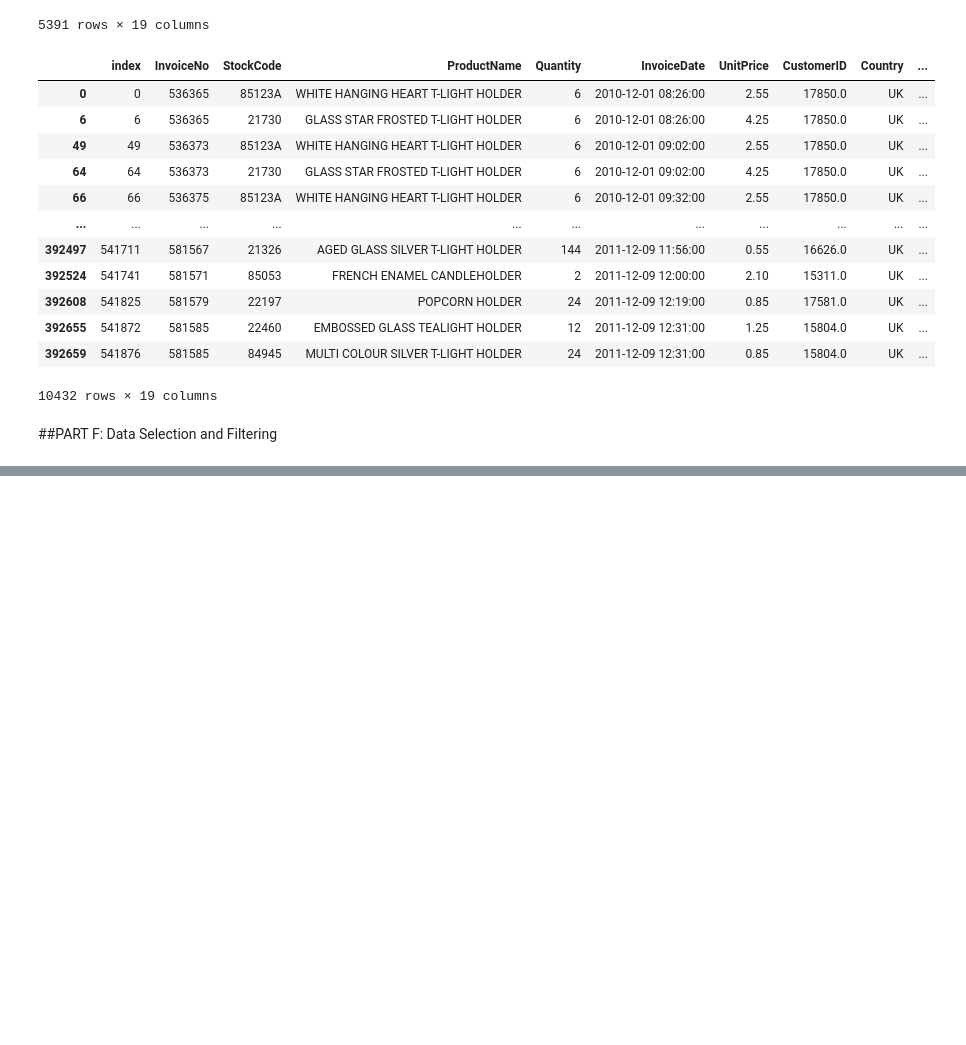
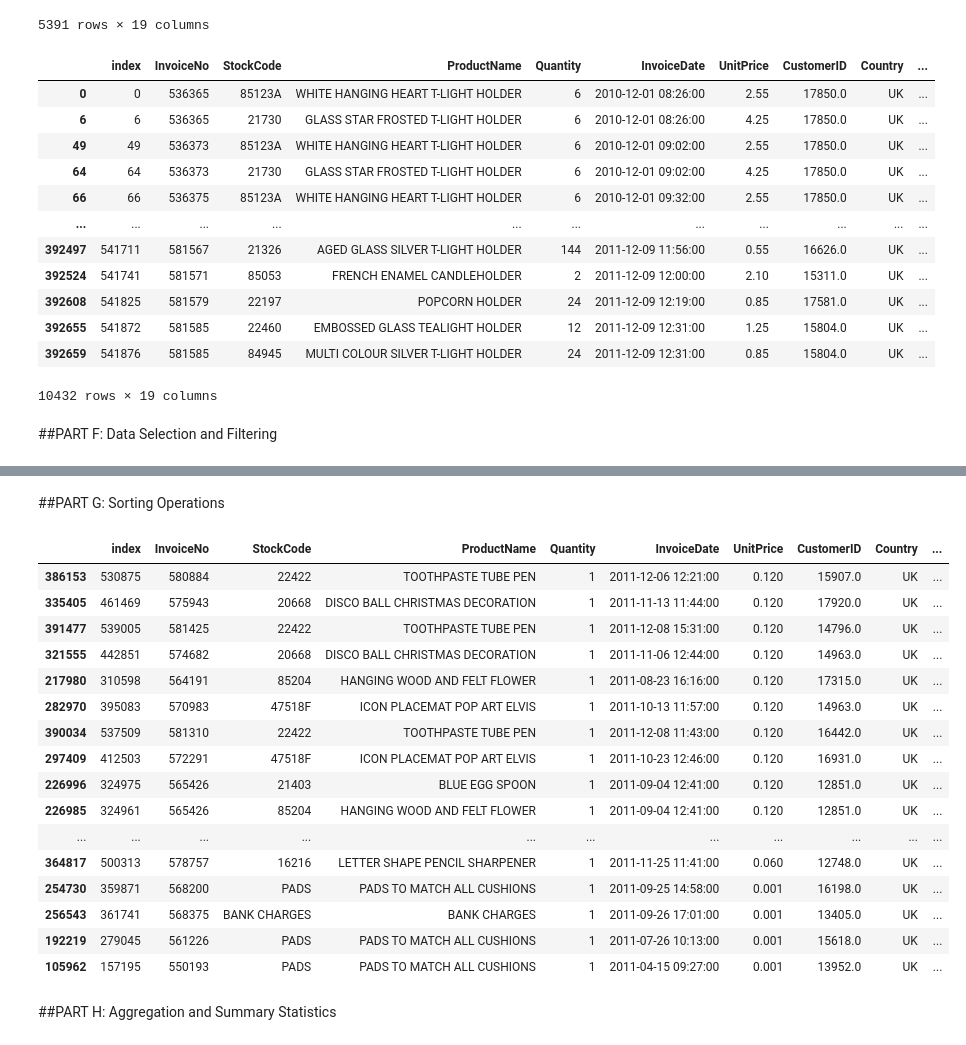
Before and after one commit to GadiReddemma5/DataAnalytics, a Jupyter notebook: projectPandas.ipynb, the cells around one changed output, grey strips where cells are left out. Drawn from its saved outputs; the diff is of its cells as text; code cells hidden in the pictures; blank space fills up the shorter version.

```diff
--- a/projectPandas.ipynb
+++ b/projectPandas.ipynb
@@ -295,0 +320,3 @@ retail["Country"] = retail["Country"].replace("EIRE", "Ireland")
+# %%
+retail = retail.drop(retail.columns[-1], axis=1)
+retail
@@ -295,0 +355,29 @@ retail["Country"] = retail["Country"].replace("EIRE", "Ireland")
+# %% [markdown]
+##PART G: Sorting Operations
+# %%
+retail.sort_values(by='InvoiceDate')
+retail.sort_values(by="TotalPrice",ascending=False)
+retail.sort_values(by=["Country","TotalPrice"],ascending=[True, False])
+retail.nlargest(20, "TotalPrice")
+retail.sort_values(by="TotalPrice",ascending=False).head(20)
+retail.sort_values(by="TotalPrice",ascending=False).tail(20)
+# %% [output]
+|  | index | InvoiceNo | StockCode | ProductName | Quantity | InvoiceDate | UnitPrice | CustomerID | Country | ... |
+| 386153 | 530875 | 580884 | 22422 | TOOTHPASTE TUBE PEN | 1 | 2011-12-06 12:21:00 | 0.120 | 15907.0 | UK | ... |
+| 335405 | 461469 | 575943 | 20668 | DISCO BALL CHRISTMAS DECORATION | 1 | 2011-11-13 11:44:00 | 0.120 | 17920.0 | UK | ... |
+| 391477 | 539005 | 581425 | 22422 | TOOTHPASTE TUBE PEN | 1 | 2011-12-08 15:31:00 | 0.120 | 14796.0 | UK | ... |
+| 321555 | 442851 | 574682 | 20668 | DISCO BALL CHRISTMAS DECORATION | 1 | 2011-11-06 12:44:00 | 0.120 | 14963.0 | UK | ... |
+| 217980 | 310598 | 564191 | 85204 | HANGING WOOD AND FELT FLOWER | 1 | 2011-08-23 16:16:00 | 0.120 | 17315.0 | UK | ... |
+| 282970 | 395083 | 570983 | 47518F | ICON PLACEMAT POP ART ELVIS | 1 | 2011-10-13 11:57:00 | 0.120 | 14963.0 | UK | ... |
+| 390034 | 537509 | 581310 | 22422 | TOOTHPASTE TUBE PEN | 1 | 2011-12-08 11:43:00 | 0.120 | 16442.0 | UK | ... |
+| 297409 | 412503 | 572291 | 47518F | ICON PLACEMAT POP ART ELVIS | 1 | 2011-10-23 12:46:00 | 0.120 | 16931.0 | UK | ... |
+| 226996 | 324975 | 565426 | 21403 | BLUE EGG SPOON | 1 | 2011-09-04 12:41:00 | 0.120 | 12851.0 | UK | ... |
+| 226985 | 324961 | 565426 | 85204 | HANGING WOOD AND FELT FLOWER | 1 | 2011-09-04 12:41:00 | 0.120 | 12851.0 | UK | ... |
+| ... | ... | ... | ... | ... | ... | ... | ... | ... | ... | ... |
+| 364817 | 500313 | 578757 | 16216 | LETTER SHAPE PENCIL SHARPENER | 1 | 2011-11-25 11:41:00 | 0.060 | 12748.0 | UK | ... |
+| 254730 | 359871 | 568200 | PADS | PADS TO MATCH ALL CUSHIONS | 1 | 2011-09-25 14:58:00 | 0.001 | 16198.0 | UK | ... |
+| 256543 | 361741 | 568375 | BANK CHARGES | BANK CHARGES | 1 | 2011-09-26 17:01:00 | 0.001 | 13405.0 | UK | ... |
+| 192219 | 279045 | 561226 | PADS | PADS TO MATCH ALL CUSHIONS | 1 | 2011-07-26 10:13:00 | 0.001 | 15618.0 | UK | ... |
+| 105962 | 157195 | 550193 | PADS | PADS TO MATCH ALL CUSHIONS | 1 | 2011-04-15 09:27:00 | 0.001 | 13952.0 | UK | ... |
+# %% [markdown]
+##PART H: Aggregation and Summary Statistics
```
Also changed, not shown: parts of 8 cells of this notebook.
